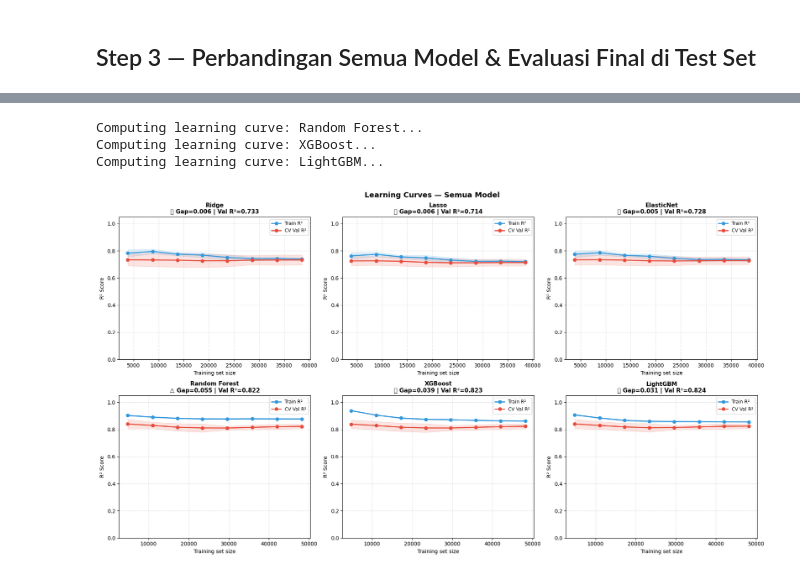
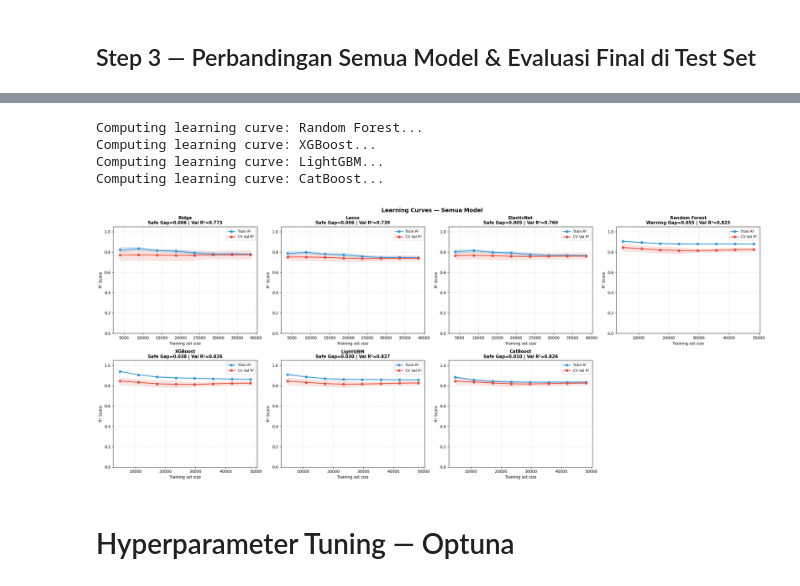
Before and after one commit to HUB37T/8-Hubert-Naufal, a Jupyter notebook: Tempat kerja Hubert/Nyoba Final.ipynb, the cells around one changed output, grey strips where cells are left out. Saved outputs shown, nothing was run; the diff lists cells and outputs as text; code cells hidden in the pictures.

```diff
--- a/Tempat kerja Hubert/Nyoba Final.ipynb
+++ b/Tempat kerja Hubert/Nyoba Final.ipynb
@@ -465,7 +465,7 @@ Shape viol_features: (77629, 9)
 Dari EDA diketahui 9/10 violation code dengan median score tertinggi adalah critical code (05F, 06C, dst).
 Membuat flag kehadiran kode-kode tersebut sebagai fitur eksplisit.
 # %%
-TOP_VIOL_CODES = ["05F", "06C", "06D", "06E", "04L", "08A", "04N", "02G", "10F", "09C"]
+TOP_VIOL_CODES = ["10F", "08A", "06D", "10B", "02G", "06C", "02B", "04L", "04N", "04A", "05F", "06E", "09C"]
 
 code_pivot = (
     viol_dedup[viol_dedup["VIOLATION CODE"].isin(TOP_VIOL_CODES)]
@@ -1189,3 +1278,17 @@ Name: count, dtype: int64
 | 2 | 10.0 | -73.855972 | 3.0 | 3.0 | 1.0 | 2.0 | ... |
 | 3 | 7.0 | -73.855972 | 2.0 | 2.0 | 1.0 | 1.0 | ... |
 | 4 | 10.0 | -73.984310 | 2.0 | 2.0 | 2.0 | 0.0 | ... |
+# %%
+from scipy.stats.mstats import winsorize
+
+cols_to_winsorize = [
+    "violation_count", "critical_count", "noncritical_count",
+    "unique_viol_codes", "critical_ratio"
+]
+
+for col in cols_to_winsorize:
+    upper = df_encoded[col].quantile(0.99)
+    df_encoded[col] = df_encoded[col].clip(upper=upper)
+    print(f"{col:<25} capped at P99 = {upper:.2f}")
+
+print("\nWinsorize fitur numerik selesai")
@@ -1191,0 +1333,4 @@ Name: count, dtype: int64
+# %%
+for col in ["critical_count", "violation_count", "unique_viol_codes"]:
+    df_encoded[col] = np.log1p(df_encoded[col])
+    print(f"{col} → log1p applied")
@@ -2063,7 +2249,6 @@ from sklearn.model_selection import learning_curve, KFold
 train_sizes_abs = np.linspace(0.1, 1.0, 8)
 
 def manual_learning_curve(model_class, model_params, X, y, train_sizes):
-    """Learning curve manual untuk model dengan early stopping."""
     kf = KFold(n_splits=5, shuffle=False)
     results = []
 
@@ -2087,7 +2272,7 @@ def manual_learning_curve(model_class, model_params, X, y, train_sizes):
                            np.mean(vl_scores), np.std(vl_scores)))
 
     return zip(*results)
-fig, axes = plt.subplots(2, 3, figsize=(18, 10))
+fig, axes = plt.subplots(2, 4, figsize=(24, 10))
 
 def plot_lc(ax, sizes, tr_mean, tr_std, vl_mean, vl_std, name):
     tr_mean, tr_std = np.array(tr_mean), np.array(tr_std)
@@ -2099,7 +2284,7 @@ def plot_lc(ax, sizes, tr_mean, tr_std, vl_mean, vl_std, name):
     ax.fill_between(sizes, vl_mean - vl_std, vl_mean + vl_std, alpha=0.15, color="#e74c3c")
 
     gap    = tr_mean[-1] - vl_mean[-1]
-    status = "✅" if gap <= 0.05 else "⚠️"
+    status = "Safe" if gap <= 0.05 else "Warning"
     ax.set_title(f"{name}\n{status} Gap={gap:.3f} | Val R²={vl_mean[-1]:.3f}",
                  fontsize=11, fontweight="bold")
     ax.set_xlabel("Training set size"); ax.set_ylabel("R² Score")
@@ -2111,31 +2296,39 @@ for ax, (name, model) in zip(axes.flatten()[:3],
                                      train_sizes=train_sizes_abs, cv=5,
                                      scoring="r2", n_jobs=-1, shuffle=False)
     plot_lc(ax, sz, tr_s.mean(1), tr_s.std(1), vl_s.mean(1), vl_s.std(1), name)
 
 tree_configs = [
     ("Random Forest", RandomForestRegressor,
      dict(n_estimators=100, max_depth=15, min_samples_leaf=5,
           max_features=0.6, n_jobs=-1, random_state=42)),
     ("XGBoost", xgb.XGBRegressor,
      dict(n_estimators=200, learning_rate=0.05, max_depth=6,
           subsample=0.8, colsample_bytree=0.8, random_state=42,
           n_jobs=-1, verbosity=0)),
     ("LightGBM", lgb.LGBMRegressor,
      dict(n_estimators=200, learning_rate=0.05, num_leaves=63,
           max_depth=7, subsample=0.8, colsample_bytree=0.8,
           random_state=42, n_jobs=-1, verbose=-1)),
+    ("CatBoost", CatBoostRegressor,
+     dict(iterations=200, learning_rate=0.05, depth=6, l2_leaf_reg=3.0,
+          subsample=0.8, colsample_bylevel=0.8, random_seed=42, verbose=0)),
 ]
 
 for ax, (name, cls, params) in zip(axes.flatten()[3:], tree_configs):
     print(f"Computing learning curve: {name}...")
     sz, tr_m, tr_s, vl_m, vl_s = manual_learning_curve(cls, params, X_train, y_train, train_sizes_abs)
     plot_lc(ax, list(sz), list(tr_m), list(tr_s), list(vl_m), list(vl_s), name)
 
+axes[1, 3].set_visible(False)
+
 plt.suptitle("Learning Curves — Semua Model", fontsize=14, fontweight="bold")
 plt.tight_layout()
 plt.show()
 # %% [output]
 Computing learning curve: Random Forest...
 Computing learning curve: XGBoost...
 Computing learning curve: LightGBM...
+Computing learning curve: CatBoost...
-[figure, old version]
+[figure, new version]
+# %% [markdown]
+# Hyperparameter Tuning — Optuna ##
```
Also changed, not shown: parts of 104 cells of this notebook.
